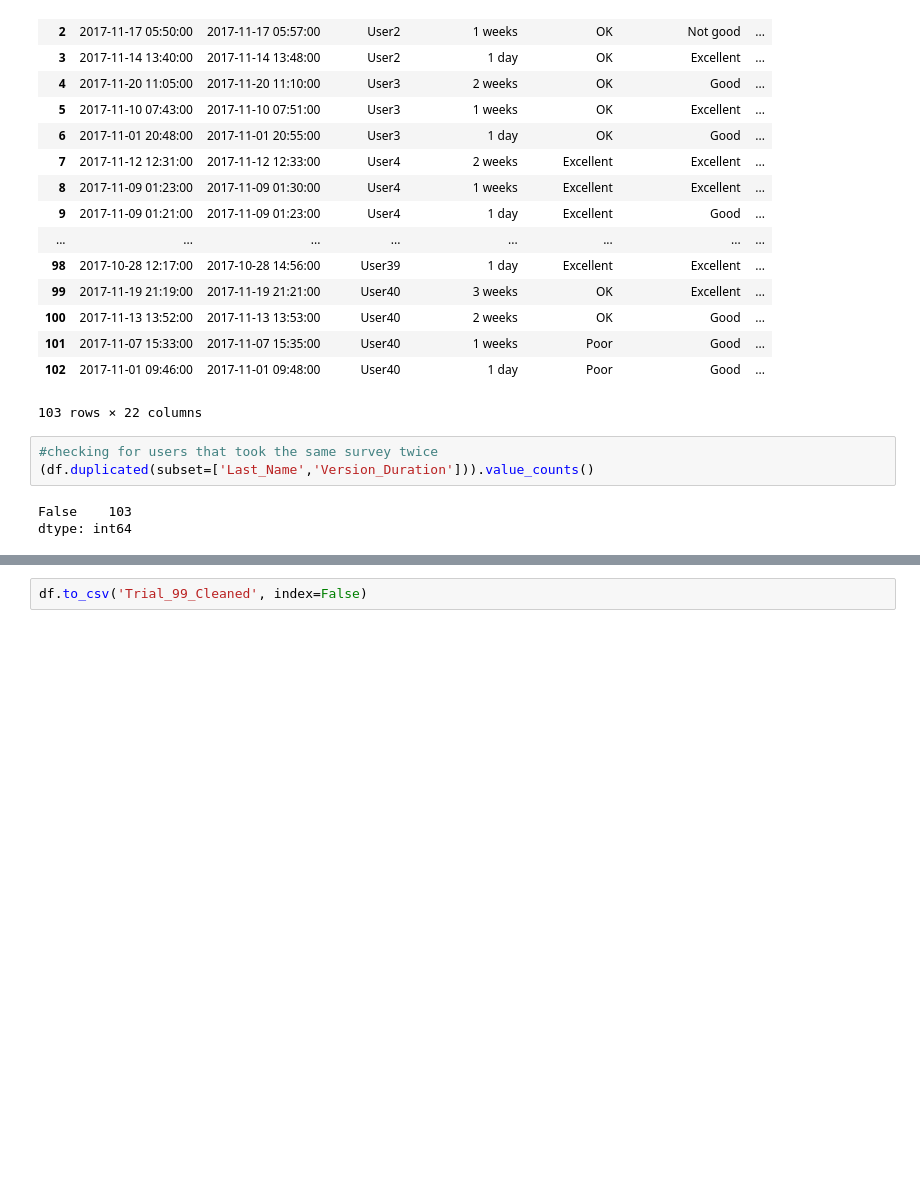
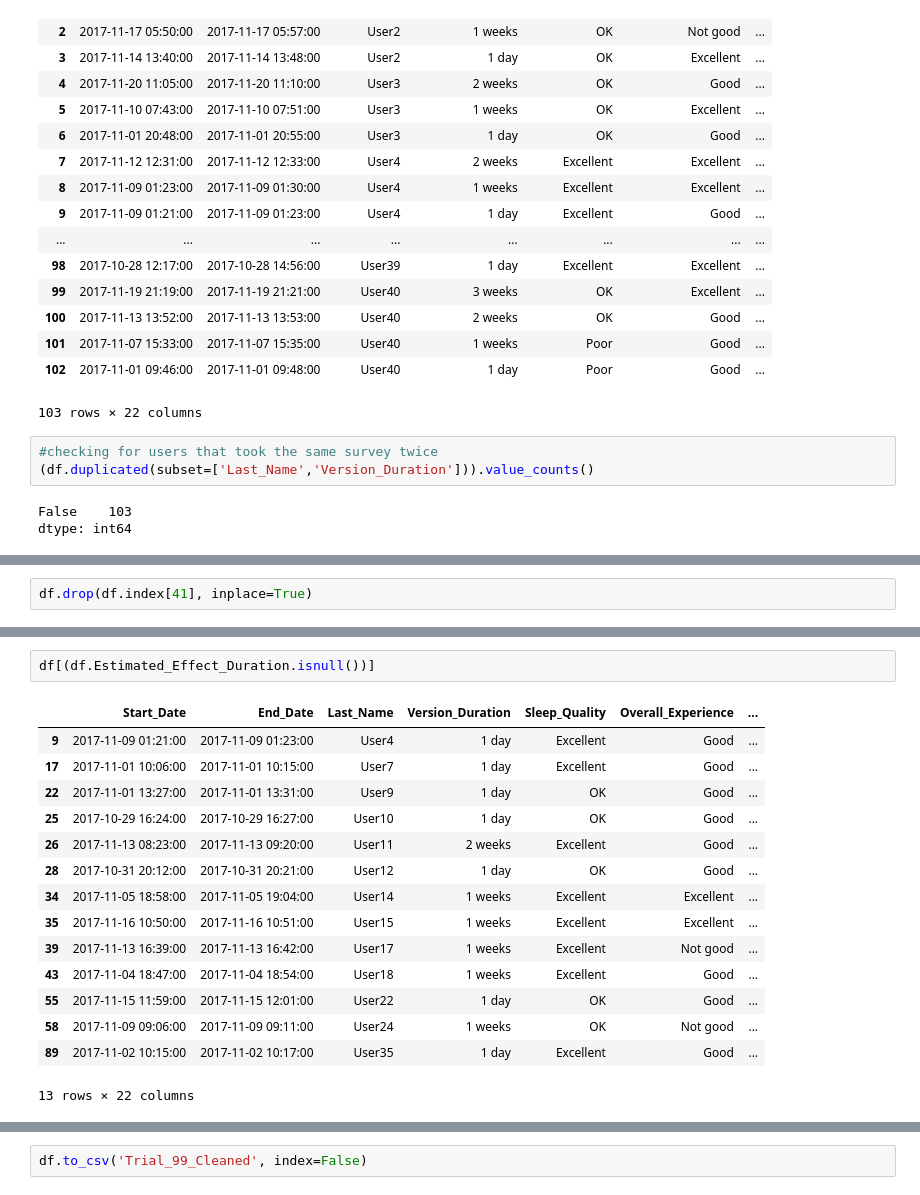
Before and after one commit to s-leung/NootropicProject, a Jupyter notebook: Data Cleaning - Trial 099.ipynb, the cells around one changed output, grey strips where cells are left out. Cells and saved outputs as stored; diff of their text form; blank space fills up the shorter version.

```diff
--- a/Data Cleaning - Trial 099.ipynb
+++ b/Data Cleaning - Trial 099.ipynb
@@ -233,0 +334,2 @@ dtype: int64
+# %%
+df.drop(df.index[41], inplace=True)
@@ -233,0 +469,18 @@ dtype: int64
+# %%
+df[(df.Estimated_Effect_Duration.isnull())]
+# %% [output]
+|  | Start_Date | End_Date | Last_Name | Version_Duration | Sleep_Quality | Overall_Experience | ... |
+| 9 | 2017-11-09 01:21:00 | 2017-11-09 01:23:00 | User4 | 1 day | Excellent | Good | ... |
+| 17 | 2017-11-01 10:06:00 | 2017-11-01 10:15:00 | User7 | 1 day | Excellent | Good | ... |
+| 22 | 2017-11-01 13:27:00 | 2017-11-01 13:31:00 | User9 | 1 day | OK | Good | ... |
+| 25 | 2017-10-29 16:24:00 | 2017-10-29 16:27:00 | User10 | 1 day | OK | Good | ... |
+| 26 | 2017-11-13 08:23:00 | 2017-11-13 09:20:00 | User11 | 2 weeks | Excellent | Good | ... |
+| 28 | 2017-10-31 20:12:00 | 2017-10-31 20:21:00 | User12 | 1 day | OK | Good | ... |
+| 34 | 2017-11-05 18:58:00 | 2017-11-05 19:04:00 | User14 | 1 weeks | Excellent | Excellent | ... |
+| 35 | 2017-11-16 10:50:00 | 2017-11-16 10:51:00 | User15 | 1 weeks | Excellent | Excellent | ... |
+| 39 | 2017-11-13 16:39:00 | 2017-11-13 16:42:00 | User17 | 1 weeks | Excellent | Not good | ... |
+| 43 | 2017-11-04 18:47:00 | 2017-11-04 18:54:00 | User18 | 1 weeks | Excellent | Good | ... |
+| 55 | 2017-11-15 11:59:00 | 2017-11-15 12:01:00 | User22 | 1 day | OK | Good | ... |
+| 58 | 2017-11-09 09:06:00 | 2017-11-09 09:11:00 | User24 | 1 weeks | OK | Not good | ... |
+| 89 | 2017-11-02 10:15:00 | 2017-11-02 10:17:00 | User35 | 1 day | Excellent | Good | ... |
+13 rows × 22 columns
```
Also changed, not shown: parts of 40 cells of this notebook, 1 other file.
